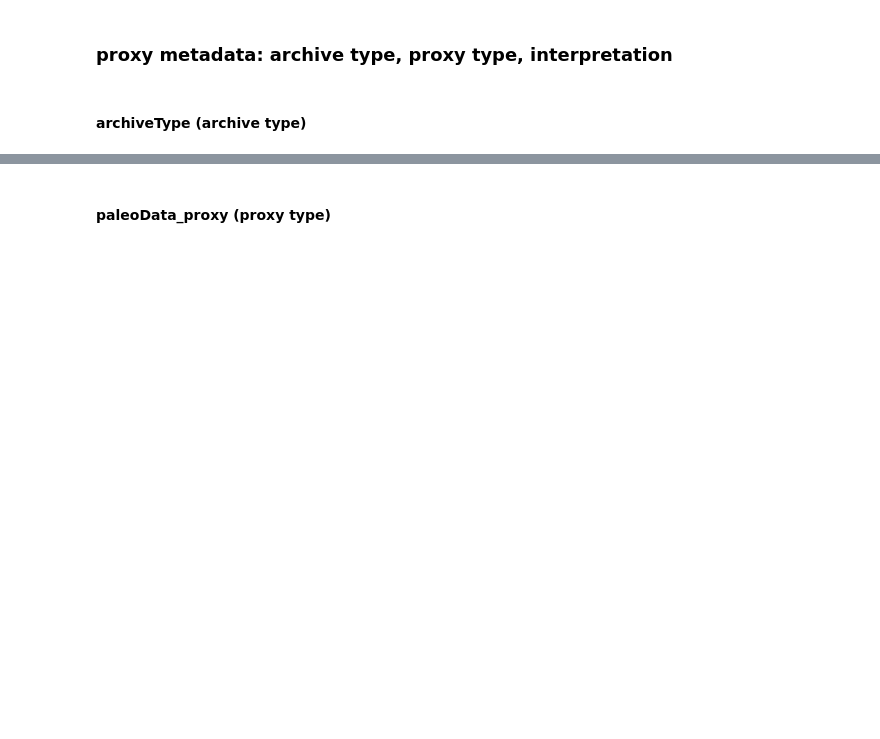
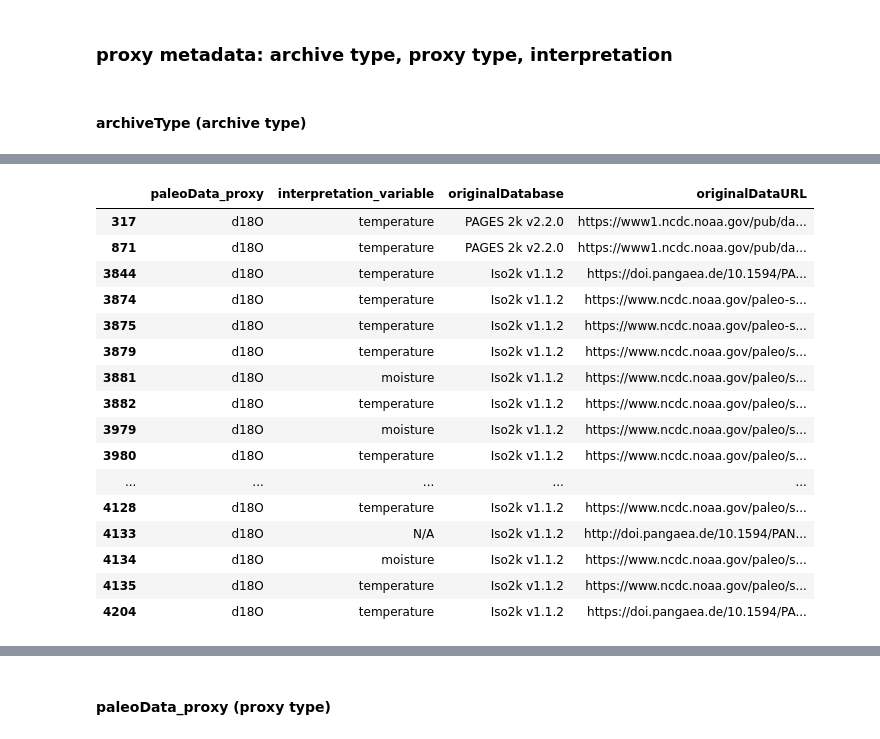
Before and after one commit to lluecke/dod2k, a Jupyter notebook: notebooks/df_info.ipynb, the cells around one changed output, grey strips where cells are left out. Saved outputs shown, nothing was run; the diff lists cells and outputs as text; code cells hidden in the pictures; blank space fills up the shorter version.

```diff
--- a/notebooks/df_info.ipynb
+++ b/notebooks/df_info.ipynb
@@ -318,0 +318,20 @@ No. of unique values: 13/4957
+# %%
+df[(df['archiveType']=='MarineSediment')&(df['paleoData_proxy']=='d18O')][['paleoData_proxy', 'interpretation_variable', 'originalDatabase', 'originalDataURL']]
+# %% [output]
+|  | paleoData_proxy | interpretation_variable | originalDatabase | originalDataURL |
+| 317 | d18O | temperature | PAGES 2k v2.2.0 | https://www1.ncdc.noaa.gov/pub/da... |
+| 871 | d18O | temperature | PAGES 2k v2.2.0 | https://www1.ncdc.noaa.gov/pub/da... |
+| 3844 | d18O | temperature | Iso2k v1.1.2 | https://doi.pangaea.de/10.1594/PA... |
+| 3874 | d18O | temperature | Iso2k v1.1.2 | https://www.ncdc.noaa.gov/paleo-s... |
+| 3875 | d18O | temperature | Iso2k v1.1.2 | https://www.ncdc.noaa.gov/paleo-s... |
+| 3879 | d18O | temperature | Iso2k v1.1.2 | https://www.ncdc.noaa.gov/paleo/s... |
+| 3881 | d18O | moisture | Iso2k v1.1.2 | https://www.ncdc.noaa.gov/paleo/s... |
+| 3882 | d18O | temperature | Iso2k v1.1.2 | https://www.ncdc.noaa.gov/paleo/s... |
+| 3979 | d18O | moisture | Iso2k v1.1.2 | https://www.ncdc.noaa.gov/paleo/s... |
+| 3980 | d18O | temperature | Iso2k v1.1.2 | https://www.ncdc.noaa.gov/paleo/s... |
+| ... | ... | ... | ... | ... |
+| 4128 | d18O | temperature | Iso2k v1.1.2 | https://www.ncdc.noaa.gov/paleo/s... |
+| 4133 | d18O | N/A | Iso2k v1.1.2 | http://doi.pangaea.de/10.1594/PAN... |
+| 4134 | d18O | moisture | Iso2k v1.1.2 | https://www.ncdc.noaa.gov/paleo/s... |
+| 4135 | d18O | temperature | Iso2k v1.1.2 | https://www.ncdc.noaa.gov/paleo/s... |
+| 4204 | d18O | temperature | Iso2k v1.1.2 | https://doi.pangaea.de/10.1594/PA... |
```
Also changed, not shown: parts of 24 cells of this notebook, 15 other files.
